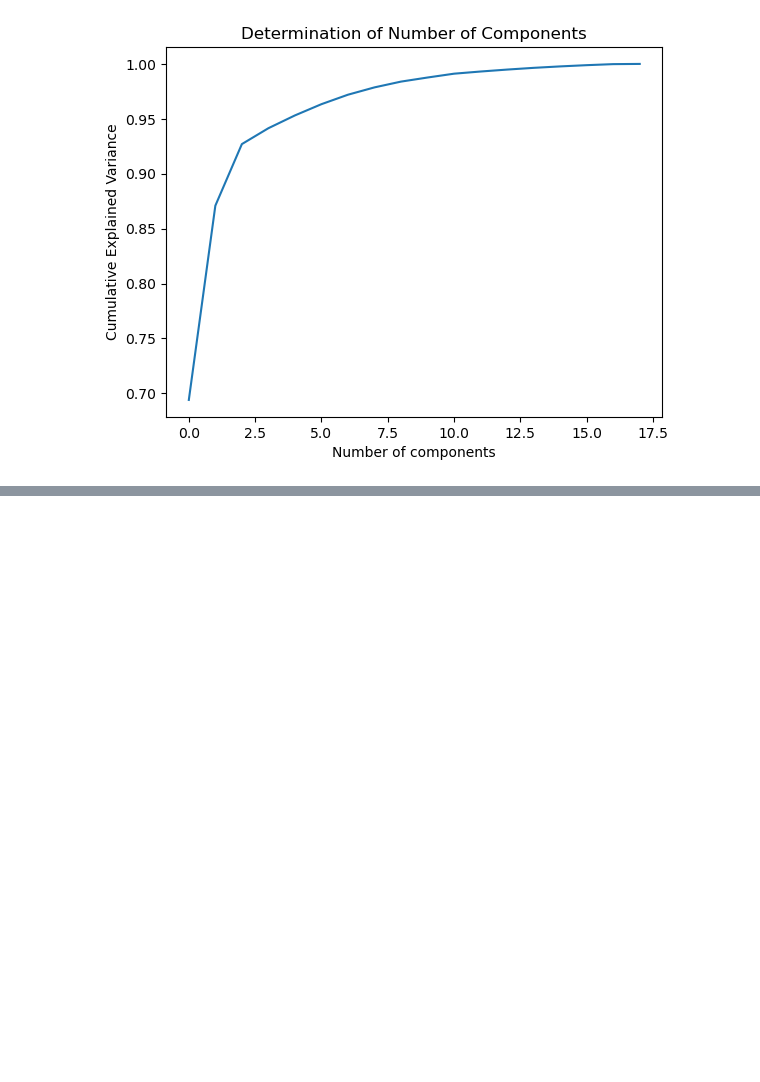
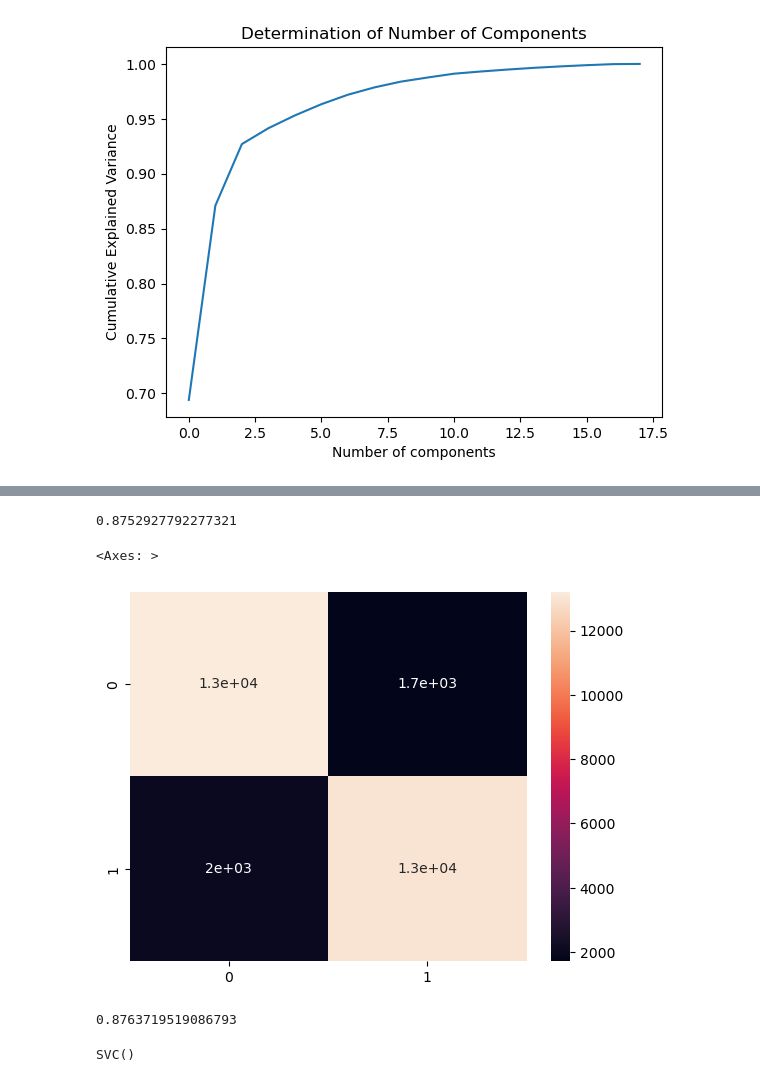
Before and after one commit to FedericoAriton99/CA-1-Machine-Learning, a Jupyter notebook: Federico_Ariton_MachineLearning_HDip_CA1.ipynb, the cells around one changed output, grey strips where cells are left out. Cells and saved outputs as stored; diff of their text form; code cells hidden in the pictures; blank space fills up the shorter version.

```diff
--- a/Federico_Ariton_MachineLearning_HDip_CA1.ipynb
+++ b/Federico_Ariton_MachineLearning_HDip_CA1.ipynb
@@ -538,0 +579,3 @@ sns.heatmap(cm, annot = True)
+# %%
+kNN = KNeighborsClassifier(n_neighbors=5, metric="minkowski", p=2)
+kNN.fit(X_train,y_train)
@@ -538,0 +584,9 @@ sns.heatmap(cm, annot = True)
+# %%
+# Fitting Naive Bayes Classification to the Training set with linear kernel
+from sklearn.naive_bayes import GaussianNB
+
+# Create an initialise an object 'nvclassifier' by calling a method 'GaussianNB()'
+nvclassifier = GaussianNB()
+
+# Call fit() method for training the dataset
+nvclassifier.fit(X_train, y_train)
@@ -538,0 +603,12 @@ sns.heatmap(cm, annot = True)
+# %%
+#Import Gaussian Naive Bayes model
+from sklearn.naive_bayes import GaussianNB
+
+#Create a Gaussian Classifier
+gnb = GaussianNB()
+
+#Train the model using the training sets
+gnb.fit(X_train, y_train)
+
+#Predict the response for test dataset
+y_pred = gnb.predict(X_test)
@@ -538,0 +643,38 @@ sns.heatmap(cm, annot = True)
+# %%
+from sklearn.metrics import accuracy_score
+score = accuracy_score(y_test, y_pred)
+print(score)
+# %% [output]
+0.8752927792277321
+# %%
+# Construct the Confusion Matrix
+from sklearn.metrics import confusion_matrix
+import seaborn as sns
+
+# Create and initialise an object 'cm' by calling a method 'confusion_matrix()'
+cm = confusion_matrix(y_test, y_pred)
+
+# Call a method heatmap() to plot confusion matrix
+sns.heatmap(cm, annot = True)
+
+# print(cm, cm.shape)
+# %% [output]
+<Axes: >
+[figure, added]
+# %%
+from sklearn.model_selection import cross_val_score
+
+# Create an initialise an object 'nvclassifier' by calling a method 'GaussianNB()'
+nvclassifier = GaussianNB()
+
+# Calculate the score using cross validation method
+cross_val_score(nvclassifier, x, y, scoring = 'accuracy', cv = 20).mean()
+# %% [output]
+0.8763719519086793
+# %%
+#Support Vector Classification model
+from sklearn.svm import SVC
+svc_model = SVC()
+svc_model.fit(X_train, y_train)
+# %% [output]
+SVC()
```
Also changed, not shown: parts of 82 cells of this notebook.
